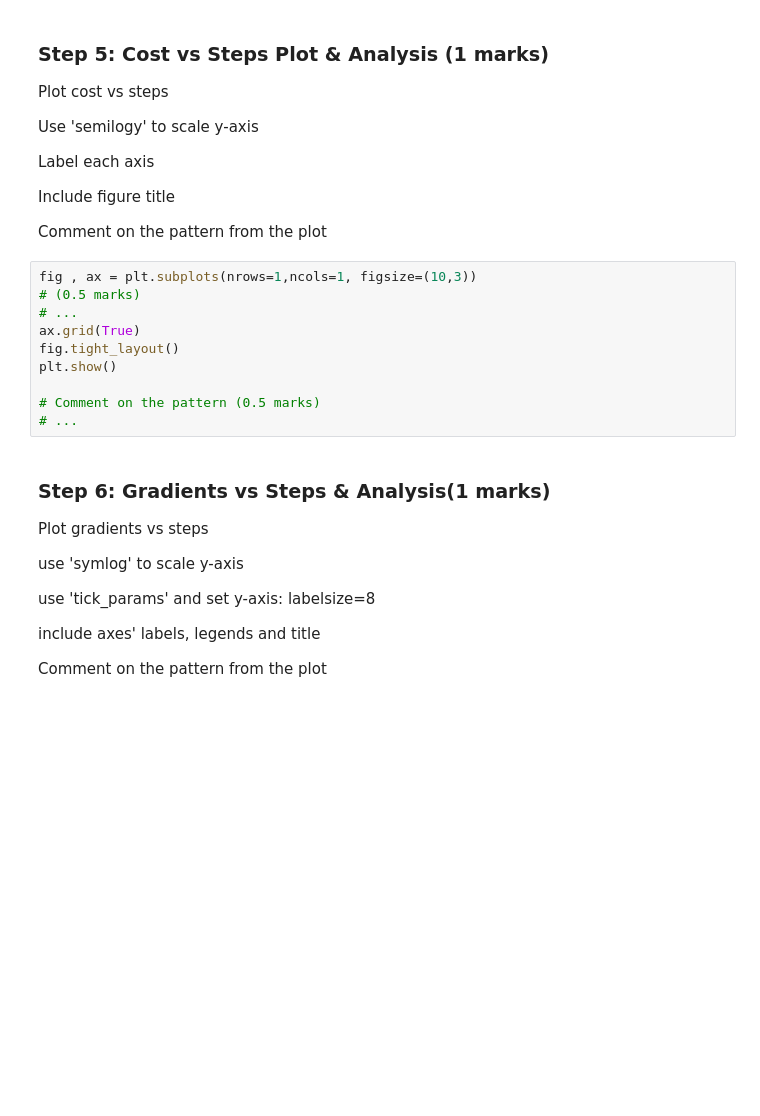
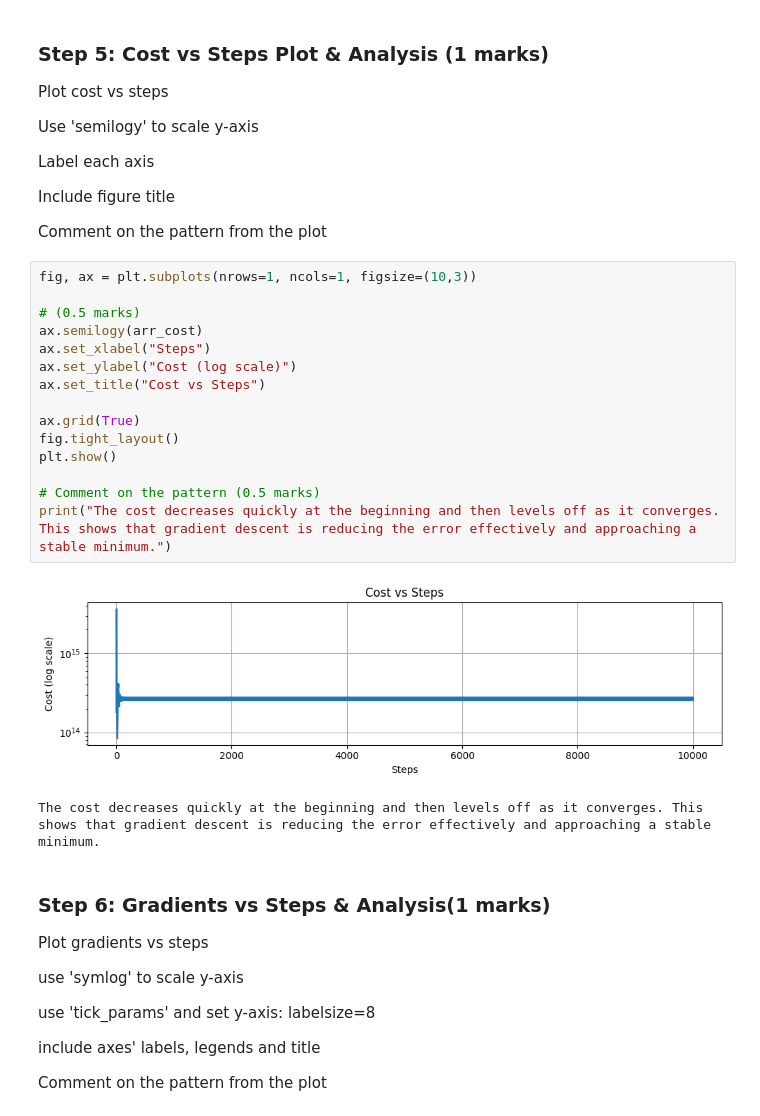
Before and after one commit to caydincleland/ENGG680_2025_Fall_group8Fork, a Jupyter notebook: assignment2/Assignment2_Upload.ipynb, the cells around one changed output. Cells and saved outputs as stored; diff of their text form; blank space fills up the shorter version.

```diff
--- a/assignment2/Assignment2_Upload.ipynb
+++ b/assignment2/Assignment2_Upload.ipynb
@@ -443,15 +562,23 @@ Include figure title
 
 Comment on the pattern from the plot
 # %%
-fig , ax = plt.subplots(nrows=1,ncols=1, figsize=(10,3))
+fig, ax = plt.subplots(nrows=1, ncols=1, figsize=(10,3))
+
 # (0.5 marks)
-# ...
+ax.semilogy(arr_cost)
+ax.set_xlabel("Steps")
+ax.set_ylabel("Cost (log scale)")
+ax.set_title("Cost vs Steps")
+
 ax.grid(True)
 fig.tight_layout()
 plt.show()
 
 # Comment on the pattern (0.5 marks)
-# ...
+print("The cost decreases quickly at the beginning and then levels off as it converges. This shows that gradient descent is reducing the error effectively and approaching a stable minimum.")
+# %% [output]
+[figure, added]
+The cost decreases quickly at the beginning and then levels off as it converges. This shows that gradient descent is reducing the error effectively and approaching a stable minimum.
 # %% [markdown]
 ### Step 6: Gradients vs Steps & Analysis(1 marks)
 Plot gradients vs steps
```
Also changed, not shown: parts of 31 cells of this notebook.
